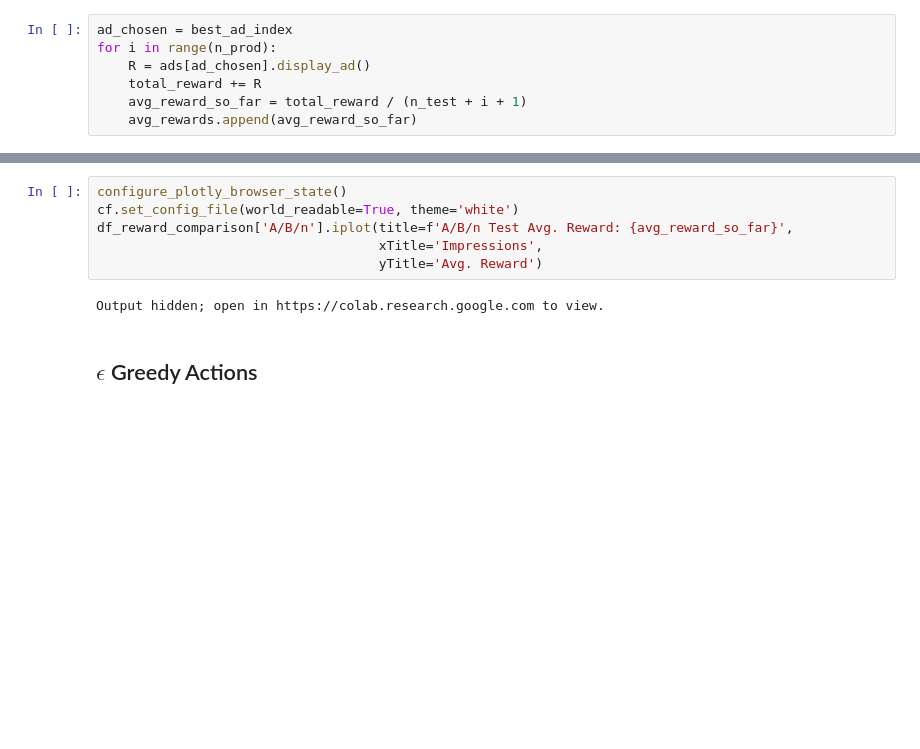
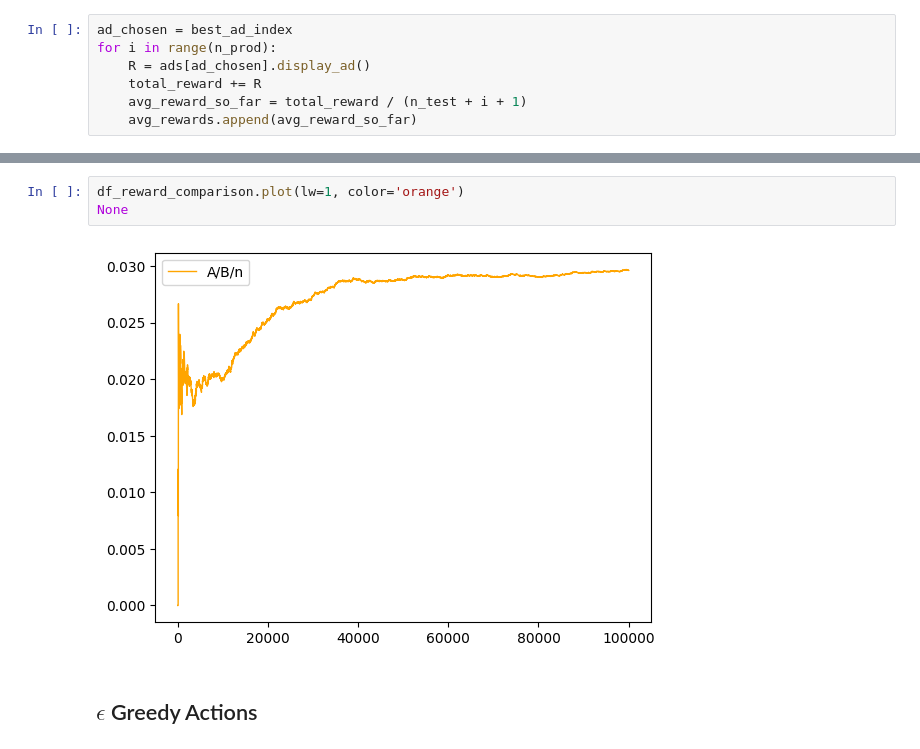
Before and after one commit to fmartins77/rl-rudavega, a Jupyter notebook: mastering-rl-ch2.ipynb, the cells around one changed output, grey strips where cells are left out. Saved outputs shown, nothing was run; the diff lists cells and outputs as text; blank space fills up the shorter version.

```diff
--- a/mastering-rl-ch2.ipynb
+++ b/mastering-rl-ch2.ipynb
@@ -159,12 +140,9 @@ df_reward_comparison
 100000 rows × 1 columns
-# %%
-configure_plotly_browser_state()
-cf.set_config_file(world_readable=True, theme='white')
-df_reward_comparison['A/B/n'].iplot(title=f'A/B/n Test Avg. Reward: {avg_reward_so_far}',
-                                    xTitle='Impressions',
-                                    yTitle='Avg. Reward')
-# %% [output]
-Output hidden; open in https://colab.research.google.com to view.
+# %%
+df_reward_comparison.plot(lw=1, color='orange')
+None
+# %% [output]
+[figure, added]
 # %% [markdown]
 ## $\epsilon$ Greedy Actions
 # %%
```
Also changed, not shown: parts of 8 cells of this notebook.
